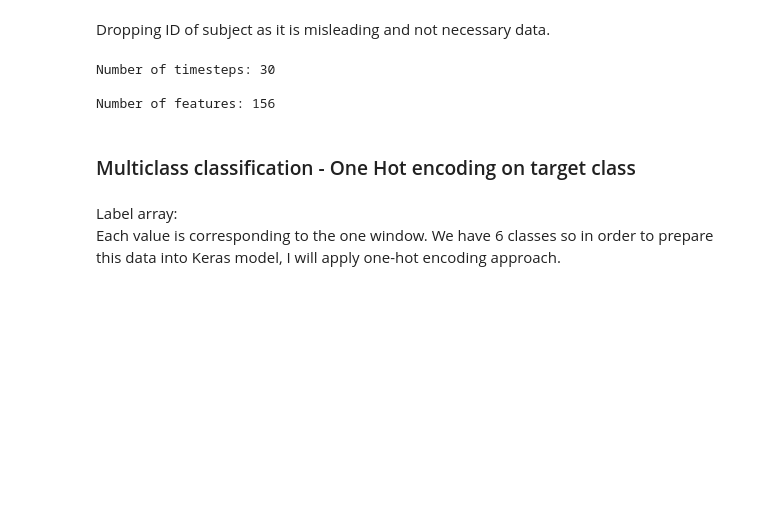
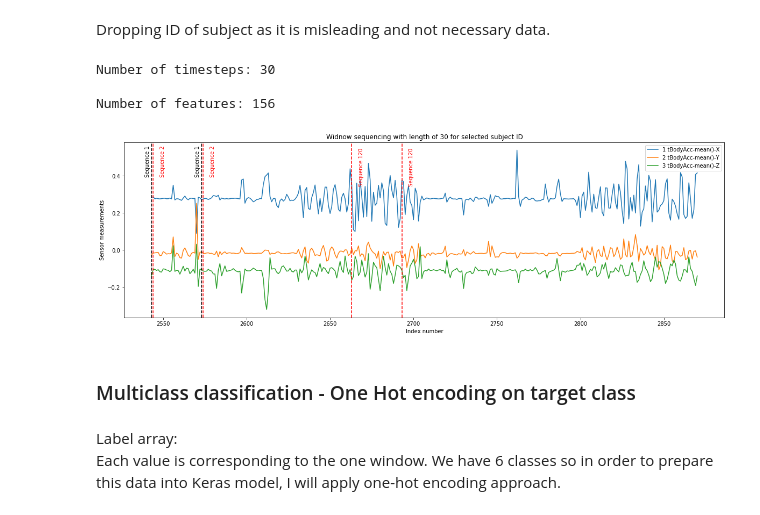
Before and after one commit to Sypek/human_activity_recognition, a Jupyter notebook: 73030_SLM_S1920_Report.ipynb, the cells around one changed output. Saved outputs shown, nothing was run; the diff lists cells and outputs as text; code cells hidden in the pictures; blank space fills up the shorter version.

```diff
--- a/73030_SLM_S1920_Report.ipynb
+++ b/73030_SLM_S1920_Report.ipynb
@@ -655,3 +686,37 @@ Number of features: 156
+# %%
+plt.figure(figsize=(20,6))
+plt.plot(x_sub15.index, x_sub15['1 tBodyAcc-mean()-X'], label='1 tBodyAcc-mean()-X')
+plt.plot(x_sub15.index, x_sub15['2 tBodyAcc-mean()-Y'], label='2 tBodyAcc-mean()-Y')
+plt.plot(x_sub15.index, x_sub15['3 tBodyAcc-mean()-Z'], label='3 tBodyAcc-mean()-Z')
+
+#Sequence 1
+plt.axvline(x_sub15.index.min(), color='black', ls='--')
+plt.text(x_sub15.index.min()-4, .4, 'Sequence 1',rotation=90, fontsize=10)
+
+plt.axvline(x_sub15.index.min() + 30, color='black', ls='--')
+plt.text(x_sub15.index.min() + 30 -4, .4, 'Sequence 1',rotation=90, fontsize=10)
+
+#Sequence 2
+plt.axvline(x_sub15.index.min()+1, color='red', ls='--')
+plt.text(x_sub15.index.min()+4+1, .4, 'Sequence 2',rotation=90, fontsize=10, c='red')
+
+plt.axvline(x_sub15.index.min() + 31, color='red', ls='--')
+plt.text(x_sub15.index.min() + 31 +4, .4, 'Sequence 2',rotation=90, fontsize=10, c='red')
+
+#Sequence 120
+plt.axvline(x_sub15.index.min()+120, color='red', ls='--')
+plt.text(x_sub15.index.min()+4+120, .35, 'Sequence 120',rotation=90, fontsize=10, c='red')
+
+plt.axvline(x_sub15.index.min() + 150, color='red', ls='--')
+plt.text(x_sub15.index.min() + 150 +4, .35, 'Sequence 120',rotation=90, fontsize=10, c='red')
+
+plt.legend()
+plt.title('Widnow sequencing with length of 30 for selected subject ID')
+plt.xlabel('Index number')
+plt.ylabel('Sensor measurements')
+plt.show()
+# %% [output]
+[figure, added]
 # %% [markdown]
 ### Multiclass classification - One Hot encoding on target class
 # %% [markdown]
```
Also changed, not shown: parts of 62 cells of this notebook.
